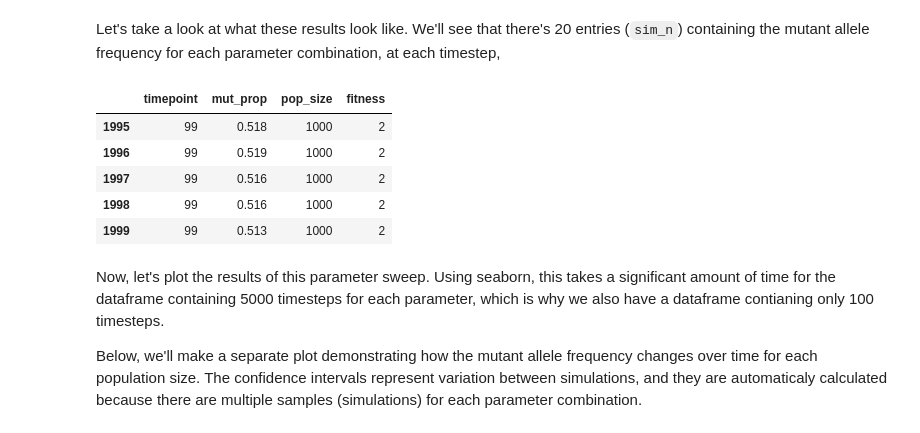
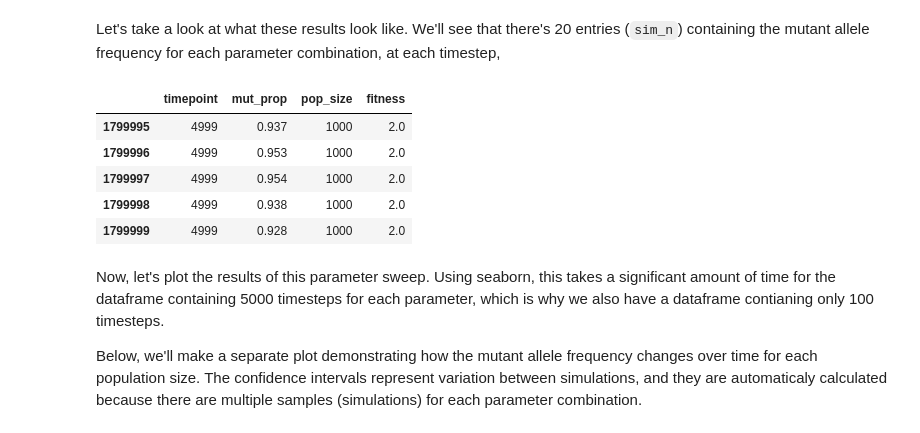
Before and after one commit to jessicascarborough/stochastic-modeling, a Jupyter notebook: stochastic_modeling.ipynb, the cells around one changed output. Cells and saved outputs as stored; diff of their text form; code cells hidden in the pictures.

```diff
--- a/stochastic_modeling.ipynb
+++ b/stochastic_modeling.ipynb
@@ -161,14 +161,16 @@ mut_freq_5000steps = mut_freq_timesteps(N_range = N_range, fitness_range = fitne
+# %%
+mut_freq_5000steps = pd.read_csv("Results/mut_freq_5000steps.csv")
 # %% [markdown]
 Let's take a look at what these results look like. We'll see that there's 20 entries (`sim_n`) containing the mutant allele frequency for each parameter combination, at each timestep,
 # %%
-mut_freq_100steps.tail()
+mut_freq_5000steps.tail()
 # %% [output]
 |  | timepoint | mut_prop | pop_size | fitness |
-| 1995 | 99 | 0.518 | 1000 | 2 |
-| 1996 | 99 | 0.519 | 1000 | 2 |
-| 1997 | 99 | 0.516 | 1000 | 2 |
-| 1998 | 99 | 0.516 | 1000 | 2 |
-| 1999 | 99 | 0.513 | 1000 | 2 |
+| 1799995 | 4999 | 0.937 | 1000 | 2.0 |
+| 1799996 | 4999 | 0.953 | 1000 | 2.0 |
+| 1799997 | 4999 | 0.954 | 1000 | 2.0 |
+| 1799998 | 4999 | 0.938 | 1000 | 2.0 |
+| 1799999 | 4999 | 0.928 | 1000 | 2.0 |
 # %% [markdown]
 Now, let's plot the results of this parameter sweep. Using seaborn, this takes a significant amount of time for the dataframe containing 5000 timesteps for each parameter, which is why we also have a dataframe contianing only 100 timesteps.
 
```
Also changed, not shown: parts of 10 cells of this notebook.
